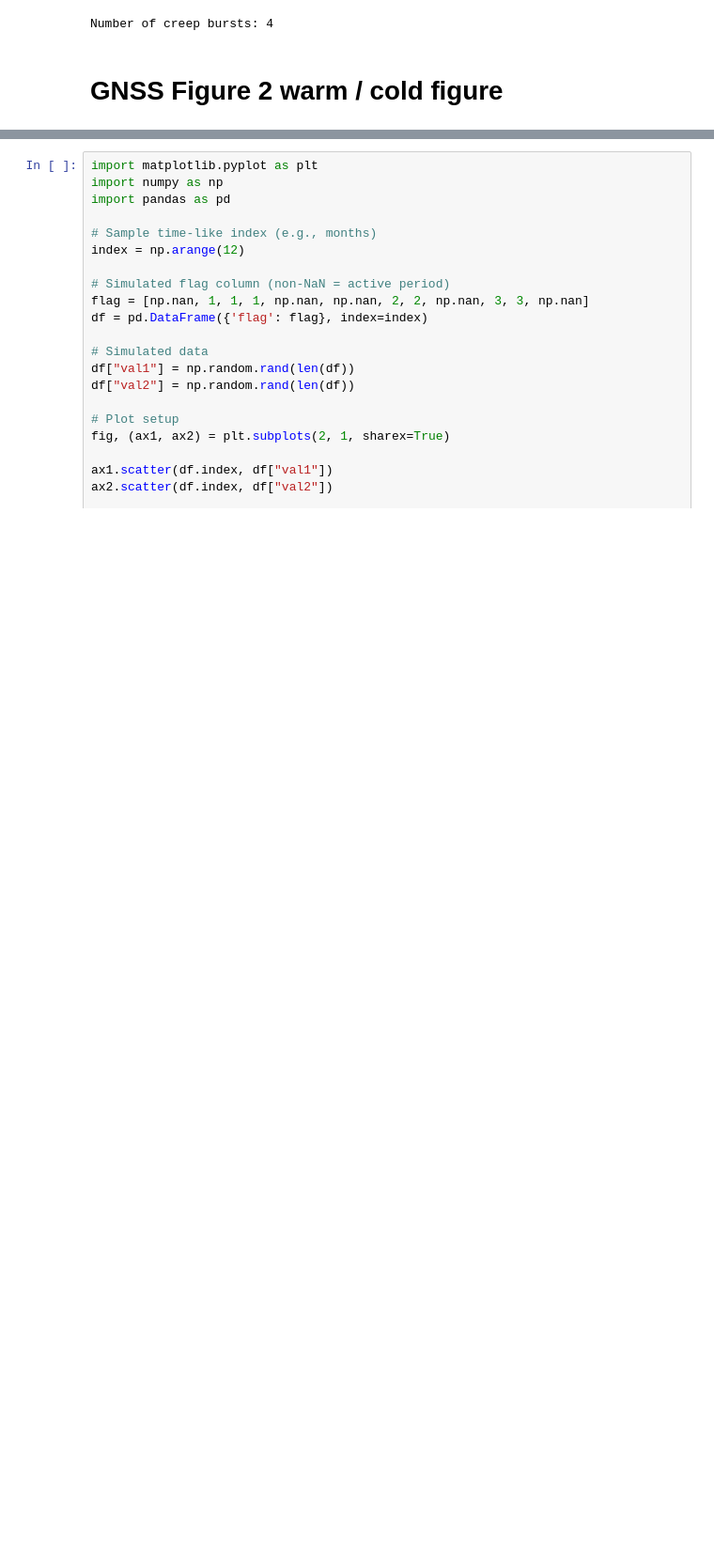
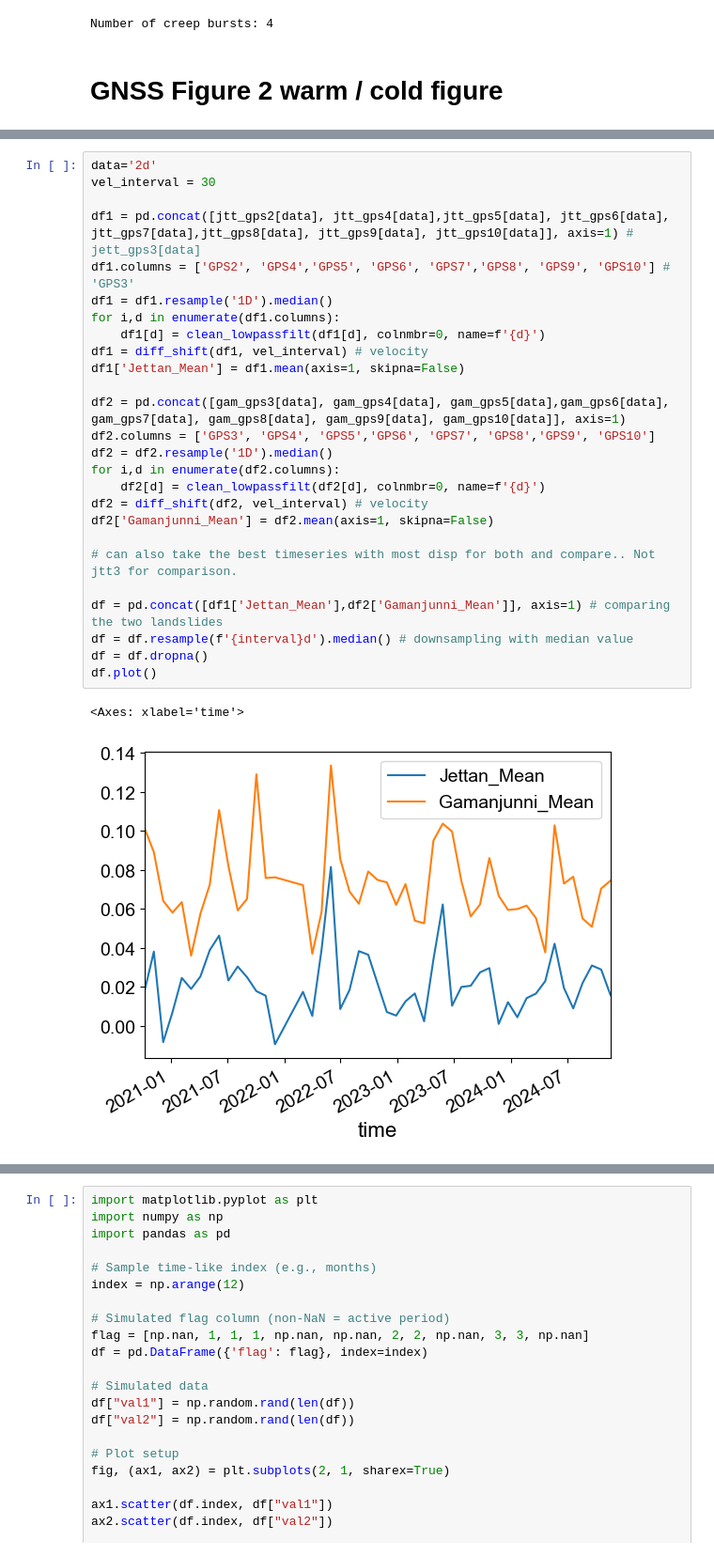
Before and after one commit to agaspaas/Dataanalysis_Jettan_and_Gamanjunni, a Jupyter notebook: Correlations_Jett_Gam.ipynb, the cells around one changed output, grey strips where cells are left out. Shown at 94% size. Saved outputs shown, nothing was run; the diff lists cells and outputs as text; blank space fills up the shorter version.

```diff
--- a/Correlations_Jett_Gam.ipynb
+++ b/Correlations_Jett_Gam.ipynb
@@ -1214,0 +1263,29 @@ max : 1.1927710843373494
+# %%
+data='2d'
+vel_interval = 30
+
+df1 = pd.concat([jtt_gps2[data], jtt_gps4[data],jtt_gps5[data], jtt_gps6[data], jtt_gps7[data],jtt_gps8[data], jtt_gps9[data], jtt_gps10[data]], axis=1) # jett_gps3[data]
+df1.columns = ['GPS2', 'GPS4','GPS5', 'GPS6', 'GPS7','GPS8', 'GPS9', 'GPS10'] #  'GPS3'
+df1 = df1.resample('1D').median()
+for i,d in enumerate(df1.columns):
+    df1[d] = clean_lowpassfilt(df1[d], colnmbr=0, name=f'{d}')
+df1 = diff_shift(df1, vel_interval) # velocity
+df1['Jettan_Mean'] = df1.mean(axis=1, skipna=False)
+
+df2 = pd.concat([gam_gps3[data], gam_gps4[data], gam_gps5[data],gam_gps6[data], gam_gps7[data], gam_gps8[data], gam_gps9[data], gam_gps10[data]], axis=1)
+df2.columns = ['GPS3', 'GPS4', 'GPS5','GPS6', 'GPS7', 'GPS8','GPS9', 'GPS10']
+df2 = df2.resample('1D').median()
+for i,d in enumerate(df2.columns):
+    df2[d] = clean_lowpassfilt(df2[d], colnmbr=0, name=f'{d}')
+df2 = diff_shift(df2, vel_interval) # velocity
+df2['Gamanjunni_Mean'] = df2.mean(axis=1, skipna=False)
+
+# can also take the best timeseries with most disp for both and compare.. Not jtt3 for comparison.
+
+df = pd.concat([df1['Jettan_Mean'],df2['Gamanjunni_Mean']], axis=1) # comparing the two landslides
+df = df.resample(f'{interval}d').median() # downsampling with median value
+df = df.dropna()
+df.plot()
+# %% [output]
+<Axes: xlabel='time'>
+[figure, added]
```
Also changed, not shown: parts of 15 cells of this notebook, 5 other files.
